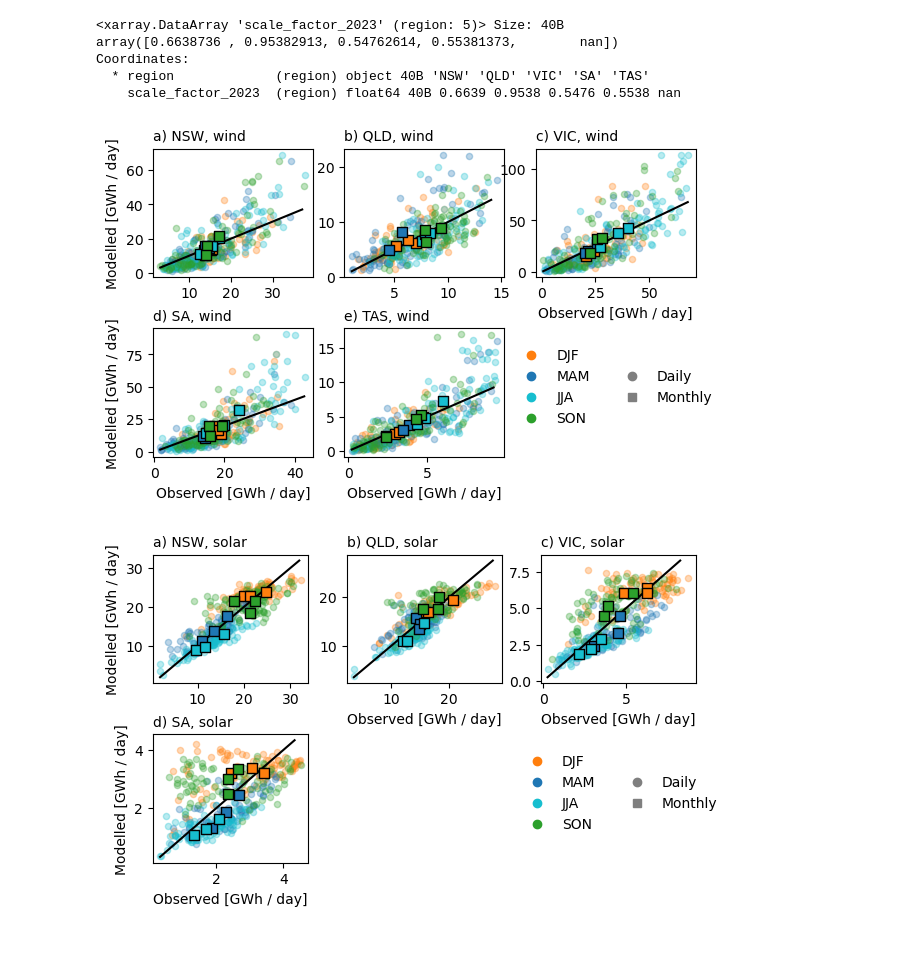
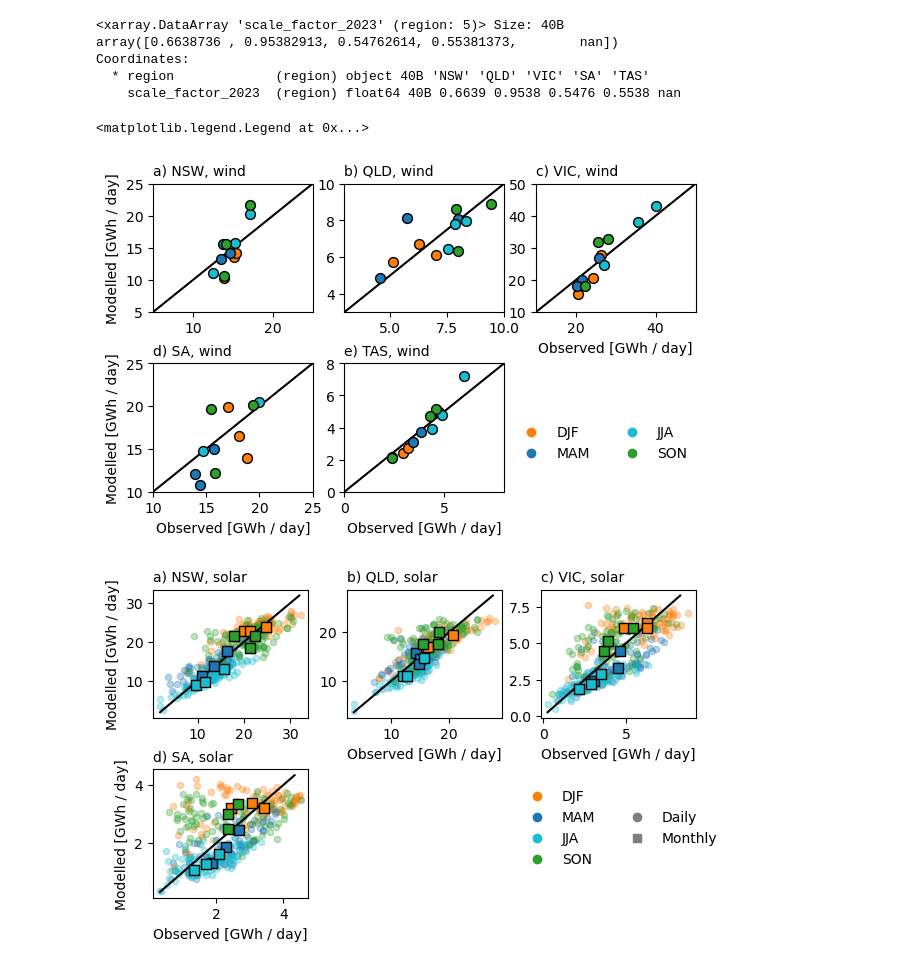
Before and after one commit to dougrichardson/power_models, a Jupyter notebook: 12_compare_power.ipynb, the cells around one changed output. Drawn from its saved outputs; the diff is of its cells as text; code cells hidden in the pictures.

Commit message:
Remove daily data from fig

```diff
--- a/12_compare_power.ipynb
+++ b/12_compare_power.ipynb
@@ -340,39 +352,61 @@ solar_rez_scaled = solar_rez_scaled.power * solar_rez_scaled.scale_factor_2023
 # %%
 fig, ax = plt.subplots(2, 3, figsize=(7,4))
 
 for i, region in enumerate(wind_rez_current.region.values):
     scatter(
         ax.flatten()[i],
         letters[i] + ") " + region,
         "wind",
         aemo_wind.sel(region=region)["power"].resample(time="1D").sum() / 1000,
         wind_rez_scaled.sel(region=region).resample(time="1D").sum() / 1000,
         "GWh / day",
-        alpha=0.3
+        alpha=0.3,
+        plot_daily=False,
+        plot_monthly=True
     )
 
     if i in [1, 2, 4, 5]:
         ax.flatten()[i].set_ylabel("")
     if i < 2:
         ax.flatten()[i].set_xlabel("")
 
+for a in ax.flatten()[:-1]:
+    a.plot(range(51), range(51), c="k")
+
+ax[0,0].set_xlim(5, 25)
+ax[0,0].set_ylim(5, 25)
+
+ax[0,1].set_xlim(3, 10)
+ax[0,1].set_ylim(3, 10)
+
+ax[0,2].set_xlim(10, 50)
+ax[0,2].set_ylim(10, 50)
+
+ax[1,0].set_xlim(10, 25)
+ax[1,0].set_ylim(10, 25)
+
+ax[1,1].set_xlim(0, 8)
+ax[1,1].set_ylim(0, 8)
+
 ax[-1,-1].axis("off")
 
 plt.subplots_adjust(hspace=0.4, wspace=0.2)
 
 # Manual legend
 cols = [Line2D([0], [0], marker='o', linestyle="None", color=c) for c in ["tab:orange", "tab:blue", "tab:cyan", "tab:green"]]
-col1 = [Line2D([0], [0], marker='o', linestyle="None", color="tab:gray")]
-col2 = [Line2D([0], [0], marker='s', linestyle="None", color="tab:gray")]
-blank = [Line2D([0], [0], marker='s', linestyle="None", color="w")]
-cols = cols + blank + col1 + col2
-labels = labels + ["", "Daily", "Monthly"]
+labels = ["DJF", "MAM", "JJA", "SON"]
+# col1 = [Line2D([0], [0], marker='o', linestyle="None", color="tab:gray")]
+# col2 = [Line2D([0], [0], marker='s', linestyle="None", color="tab:gray")]
+# blank = [Line2D([0], [0], marker='s', linestyle="None", color="w")]
+# cols = cols + blank + col1 + col2
+# labels = labels + ["", "Daily", "Monthly"]
 
 ax[-1,-1].legend(cols, labels, ncols=2, frameon=False, loc=(-0.15, 0.2))
 
-plt.savefig("figures/model_wind_scaled.pdf", format="pdf", bbox_inches="tight")
+# plt.savefig("figures/model_wind_scaled.pdf", format="pdf", bbox_inches="tight")
 # %% [output]
+<matplotlib.legend.Legend at 0x...>
-[figure, old version]
+[figure, new version]
 # %%
 fig, ax = plt.subplots(2, 3, figsize=(7,4))
 
```
Also changed, not shown: parts of 1 cell of this notebook.
